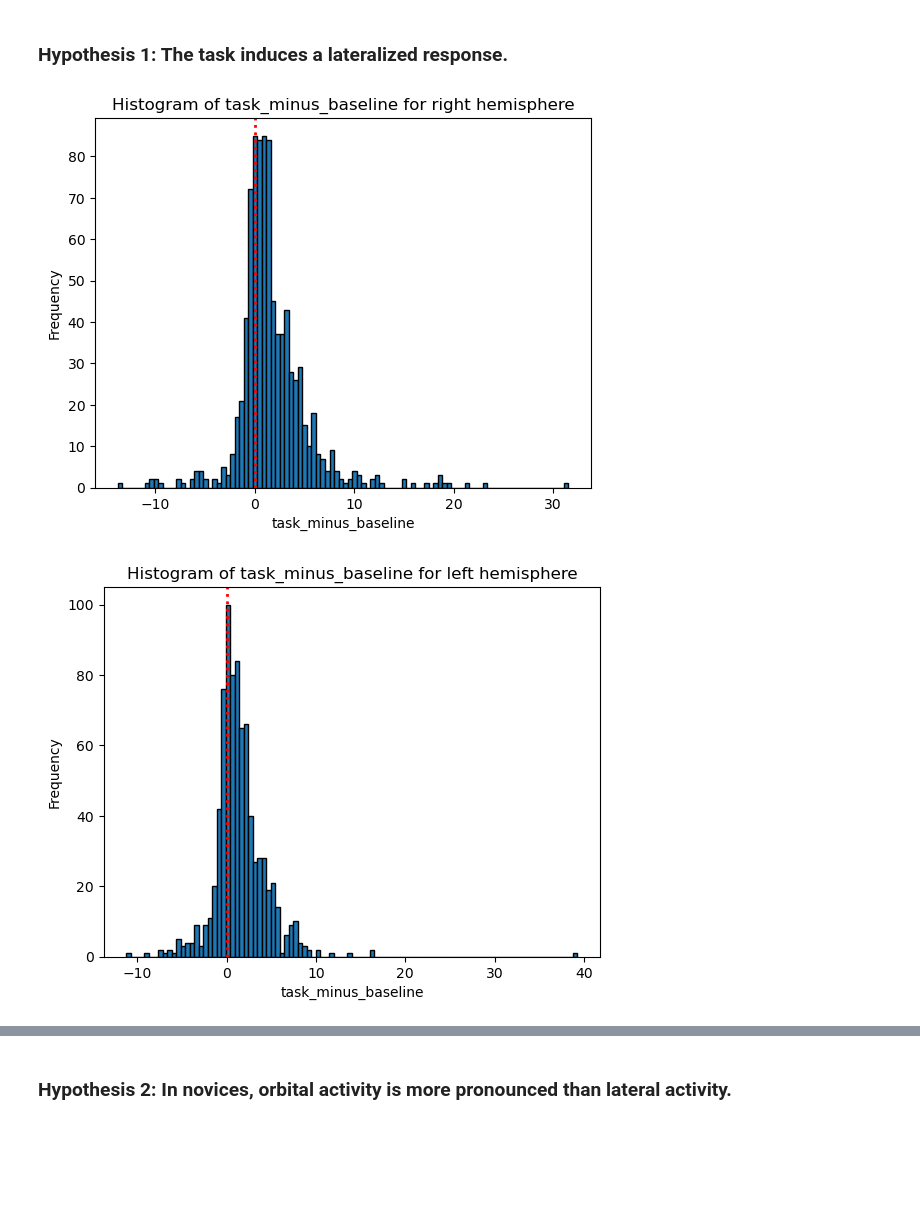
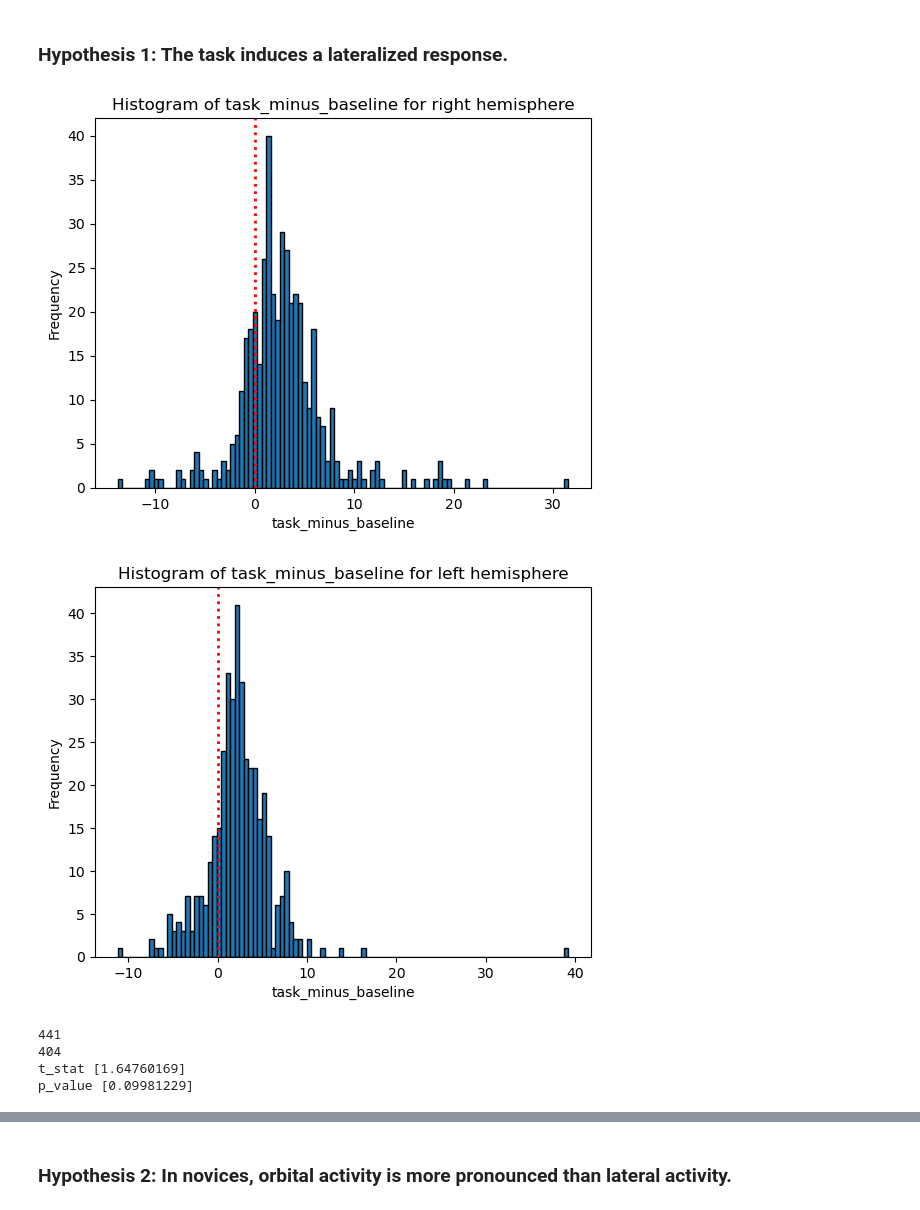
Before and after one commit to trubby22/spne-cw-2, a Jupyter notebook: code/main.ipynb, the cells around one changed output, grey strips where cells are left out. Cells and saved outputs as stored; diff of their text form; code cells hidden in the pictures; blank space fills up the shorter version.

```diff
--- a/code/main.ipynb
+++ b/code/main.ipynb
@@ -114,24 +127,32 @@ def my_str(arr):
 # %% [markdown]
 ### Hypothesis 1: The task induces a lateralized response.
 # %%
-hemisphere_names = [
-    "right",
-    "left"
-]
 for i in range(len(hemisphere_masks)):
     hemisphere_mask = hemisphere_masks[i]
     hemisphere_name = hemisphere_names[i]
     col = "task_minus_baseline"
-    df[hemisphere_mask][col].plot(kind='hist', bins=100, edgecolor='black')
+    df[oxy_mask & hemisphere_mask][col].plot(kind='hist', bins=100, edgecolor='black')
 
     plt.axvline(x=0, color='red', linestyle=':', linewidth=2)
     plt.xlabel(col)
     plt.ylabel('Frequency')
     plt.title(f'Histogram of {col} for {hemisphere_name} hemisphere')
     plt.show()
 # %% [output]
-[figure, old version]
+[figure, new version]
-[figure, old version]
+[figure, new version]
+# %%
+hemisphere_reponses = [df[oxy_mask & mask][['task_minus_baseline']] for mask in hemisphere_masks]
+for hemisphere_response in hemisphere_reponses:
+    print(len(hemisphere_response))
+t_stat, p_value = ss.ttest_ind(hemisphere_reponses[0], hemisphere_reponses[1], equal_var=False)
+print("t_stat", t_stat)
+print("p_value", p_value)
+# %% [output]
+441
+404
+t_stat [1.64760169]
+p_value [0.09981229]
 # %%
 channel_responses = np.zeros(24)
 for i in range(len(right_channels)):
```
Also changed, not shown: parts of 4 cells of this notebook.
